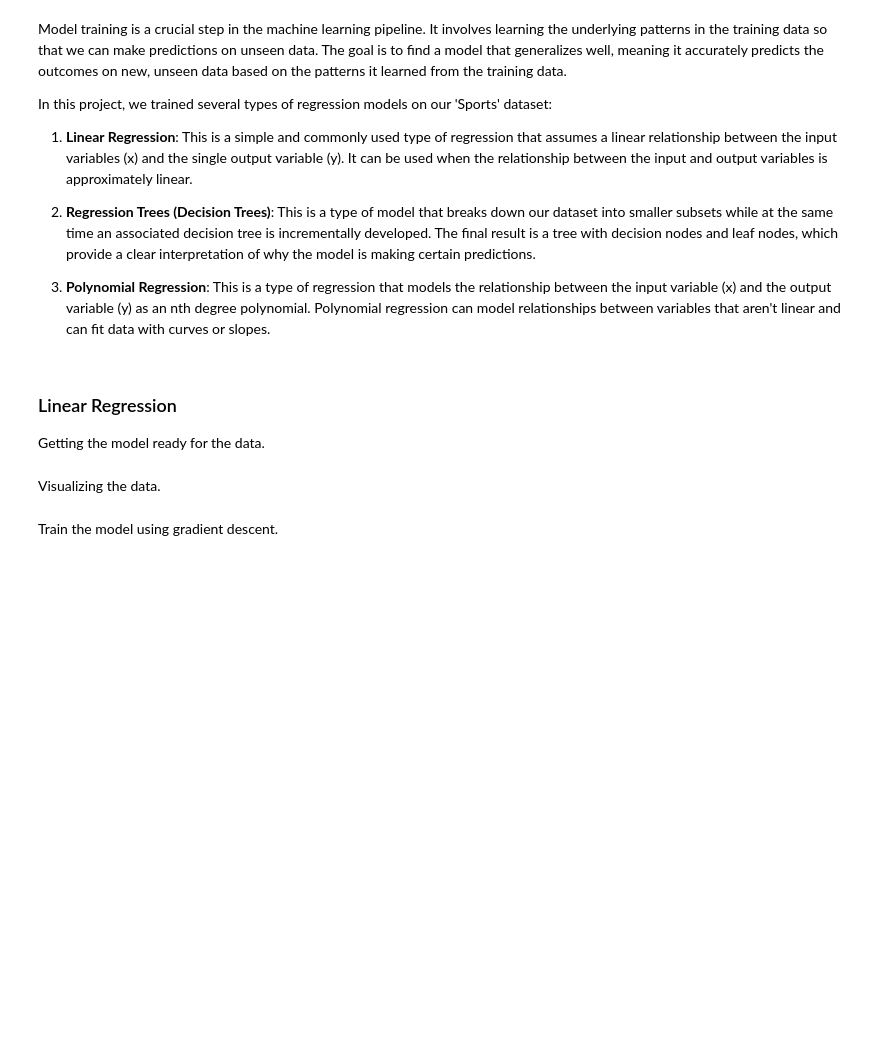
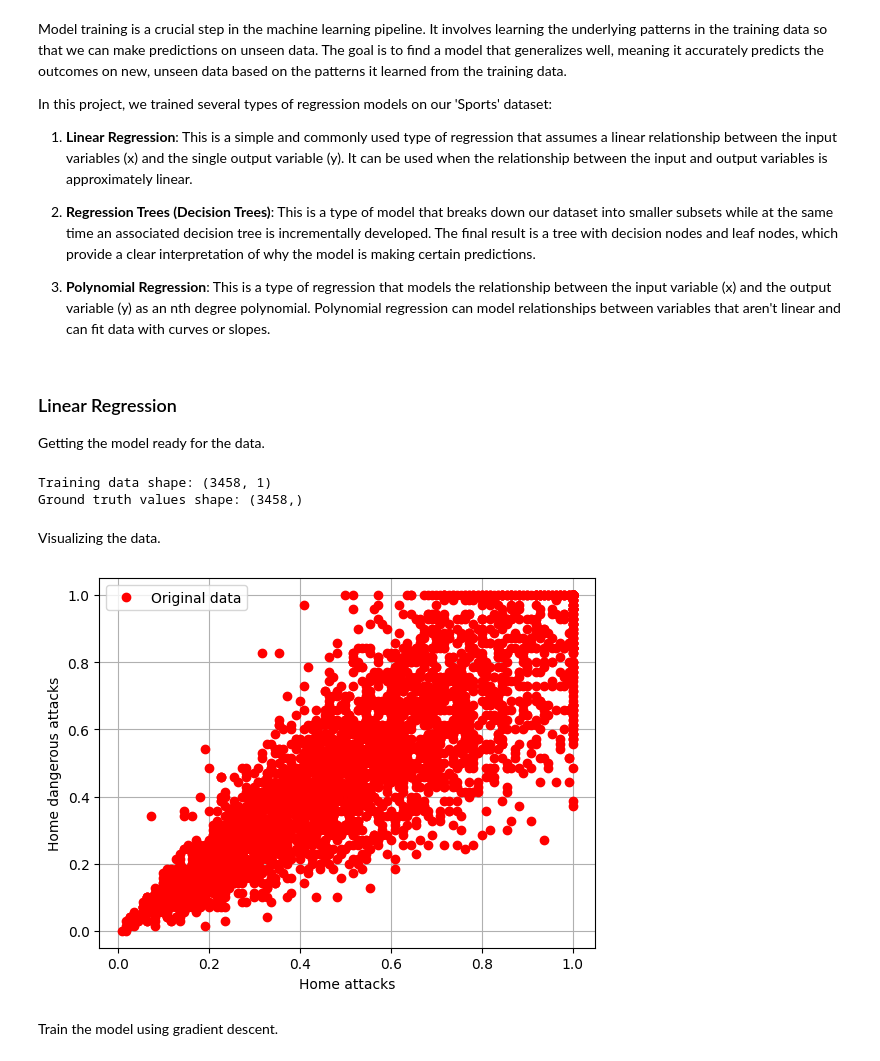
Before and after one commit to ReyObejero/2324-t3-stintsy-s11-g4-machine-project, a Jupyter notebook: STINTSY-S11-MP.ipynb, the cells around one changed output. Drawn from its saved outputs; the diff is of its cells as text; code cells hidden in the pictures; blank space fills up the shorter version.

Commit message:
Update model training
Added train and test set on Linear regression and Decision Trees

```diff
--- a/STINTSY-S11-MP.ipynb
+++ b/STINTSY-S11-MP.ipynb
@@ -470,14 +534,27 @@ print('Ground truth values shape:', y_sports.shape)
+# %%
+X_sports = sports['home_attacks'].values.reshape(-1, 1)
+y_sports = sports['home_dangerous_attacks'].values
+
+X_train, X_test, y_train, y_test = train_test_split(X_sports, y_sports, test_size=0.30, random_state=0)
+
+print('Training data shape:', X_train.shape)
+print('Ground truth values shape:', y_train.shape)
+# %% [output]
+Training data shape: (3458, 1)
+Ground truth values shape: (3458,)
 # %% [markdown]
 Visualizing the data.
 # %%
 fig, ax = plt.subplots()
-ax.plot(X_sports, y_sports, 'ro', label='Original data')
+ax.plot(X_train, y_train, 'ro', label='Original data')
 
 plt.ylabel('Home dangerous attacks')
 plt.xlabel('Home attacks')
 ax.legend()
 plt.grid()
 plt.show()
+# %% [output]
+[figure, added]
 # %% [markdown]
 Train the model using gradient descent.
 # %%
```
Also changed, not shown: parts of 33 cells of this notebook.
